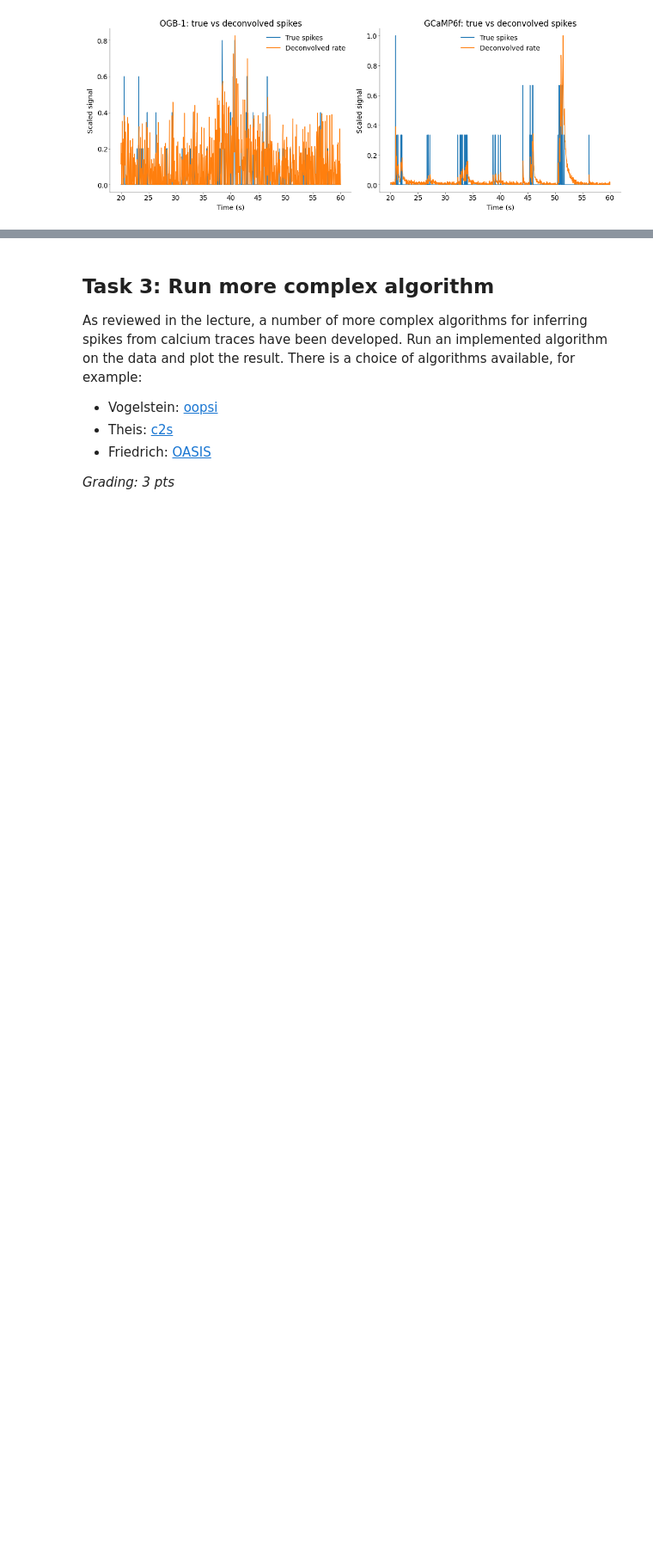
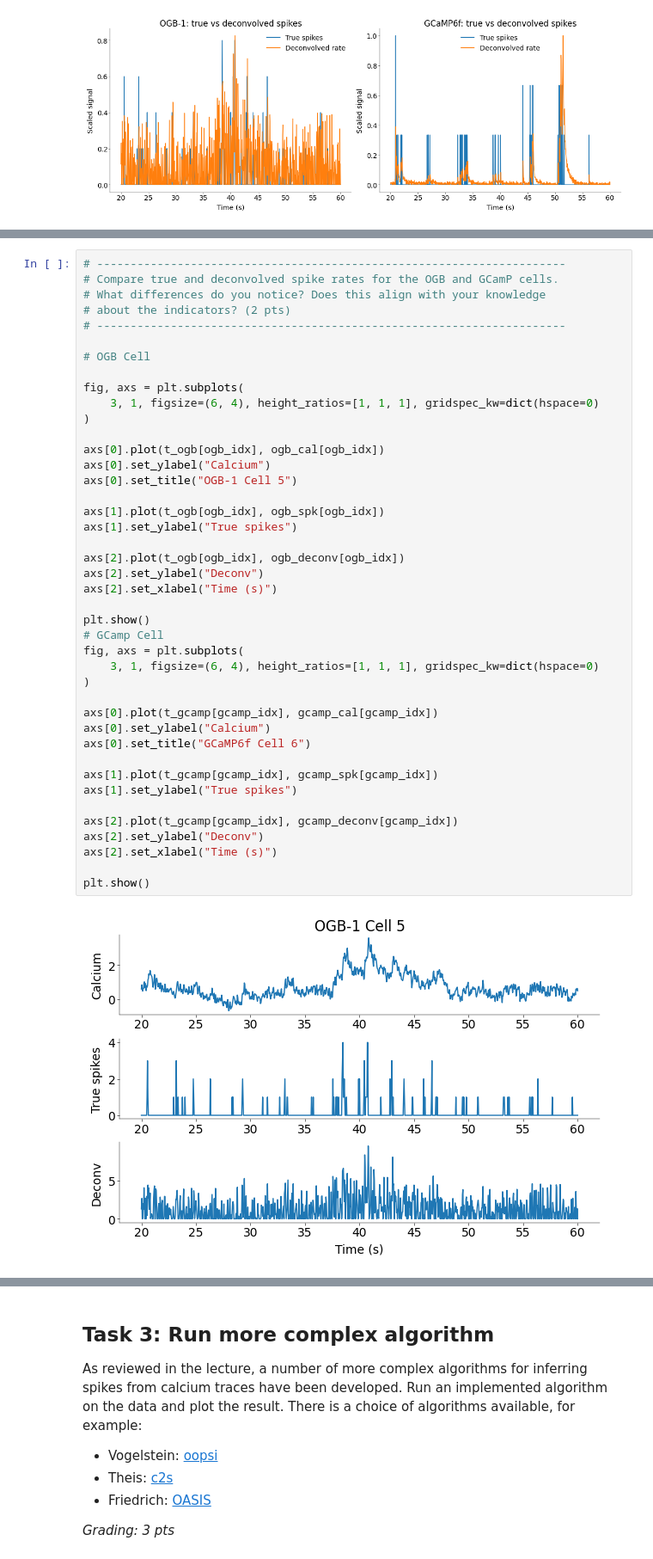
Before and after one commit to moistsoy/Neural-Data-Science, a Jupyter notebook: Lab3/notebooks/CodingLab3.ipynb, the cells around one changed output, grey strips where cells are left out. Shown at 86% size. Saved outputs shown, nothing was run; the diff lists cells and outputs as text; blank space fills up the shorter version.

Commit message:
Task 3: implemented OOPSI spike inference and compared inferred spike rates to true spikes for OGB-1 and GCaMP6f signals

```diff
--- a/Lab3/notebooks/CodingLab3.ipynb
+++ b/Lab3/notebooks/CodingLab3.ipynb
@@ -384,0 +366,44 @@ fig, axs = plt.subplots(
+# %%
+# ----------------------------------------------------------------------
+# Compare true and deconvolved spike rates for the OGB and GCamP cells.
+# What differences do you notice? Does this align with your knowledge
+# about the indicators? (2 pts)
+# ----------------------------------------------------------------------
+
+# OGB Cell
+
+fig, axs = plt.subplots(
+    3, 1, figsize=(6, 4), height_ratios=[1, 1, 1], gridspec_kw=dict(hspace=0)
+)
+
+axs[0].plot(t_ogb[ogb_idx], ogb_cal[ogb_idx])
+axs[0].set_ylabel("Calcium")
+axs[0].set_title("OGB-1 Cell 5")
+
+axs[1].plot(t_ogb[ogb_idx], ogb_spk[ogb_idx])
+axs[1].set_ylabel("True spikes")
+
+axs[2].plot(t_ogb[ogb_idx], ogb_deconv[ogb_idx])
+axs[2].set_ylabel("Deconv")
+axs[2].set_xlabel("Time (s)")
+
+plt.show()
+# GCamp Cell
+fig, axs = plt.subplots(
+    3, 1, figsize=(6, 4), height_ratios=[1, 1, 1], gridspec_kw=dict(hspace=0)
+)
+
+axs[0].plot(t_gcamp[gcamp_idx], gcamp_cal[gcamp_idx])
+axs[0].set_ylabel("Calcium")
+axs[0].set_title("GCaMP6f Cell 6")
+
+axs[1].plot(t_gcamp[gcamp_idx], gcamp_spk[gcamp_idx])
+axs[1].set_ylabel("True spikes")
+
+axs[2].plot(t_gcamp[gcamp_idx], gcamp_deconv[gcamp_idx])
+axs[2].set_ylabel("Deconv")
+axs[2].set_xlabel("Time (s)")
+
+plt.show()
+# %% [output]
+[figure, added]
```
Also changed, not shown: parts of 13 cells of this notebook.
